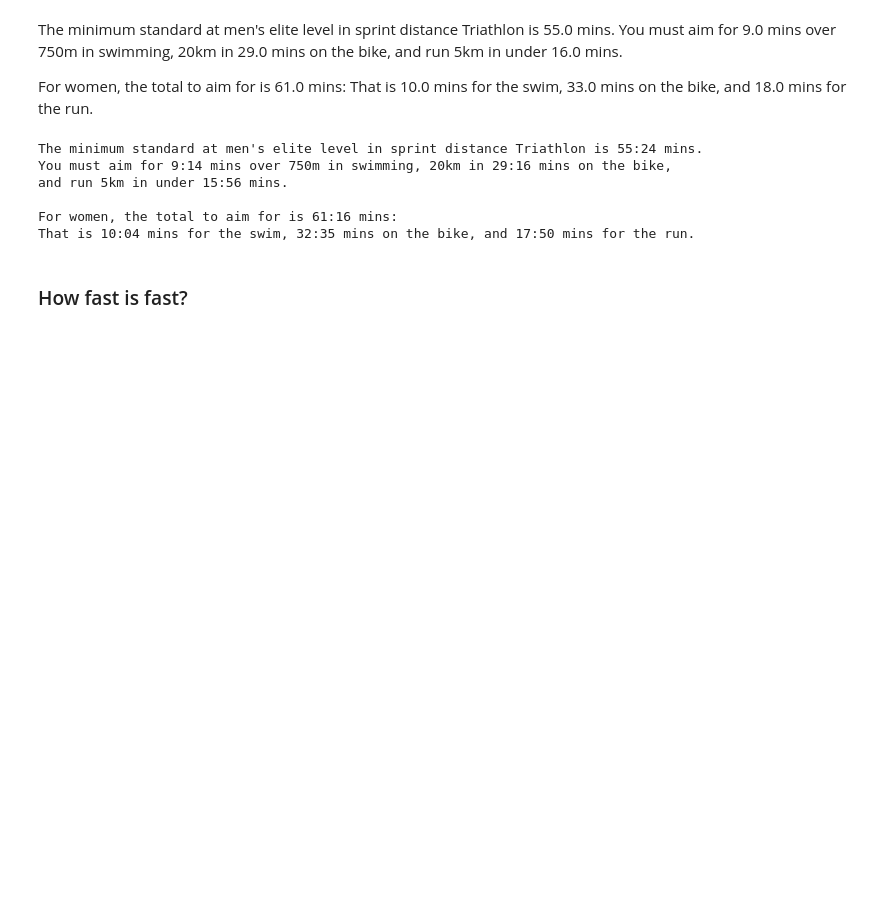
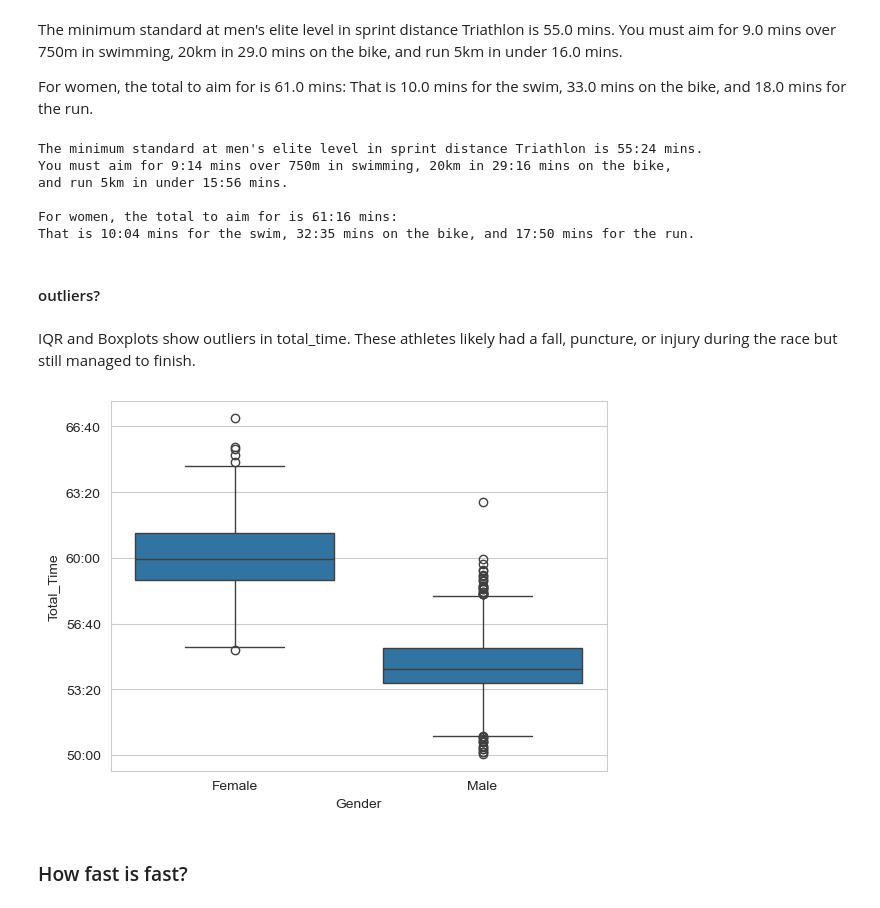
Before and after one commit to ndjo-byte/Sprint_Triathlon_EDA, a Jupyter notebook: exploration/analysis.ipynb, the cells around one changed output. Drawn from its saved outputs; the diff is of its cells as text; code cells hidden in the pictures; blank space fills up the shorter version.

```diff
--- a/exploration/analysis.ipynb
+++ b/exploration/analysis.ipynb
@@ -148,6 +183,15 @@ and run 5km in under 15:56 mins.
 
 For women, the total to aim for is 61:16 mins:
 That is 10:04 mins for the swim, 32:35 mins on the bike, and 17:50 mins for the run.
+# %% [markdown]
+#### outliers?
+# %% [markdown]
+IQR and Boxplots show outliers in total_time. These athletes likely had a fall, puncture, or injury during the race but still managed to finish.
+# %%
+sns.boxplot(data=df, x='Gender', y='Total_Time')
+plt.gca().yaxis.set_major_formatter(formatter)
+# %% [output]
+[figure, added]
 # %% [markdown]
 ### How fast is fast?
 # %% [markdown]
```
Also changed, not shown: parts of 26 cells of this notebook, 1 other file.
